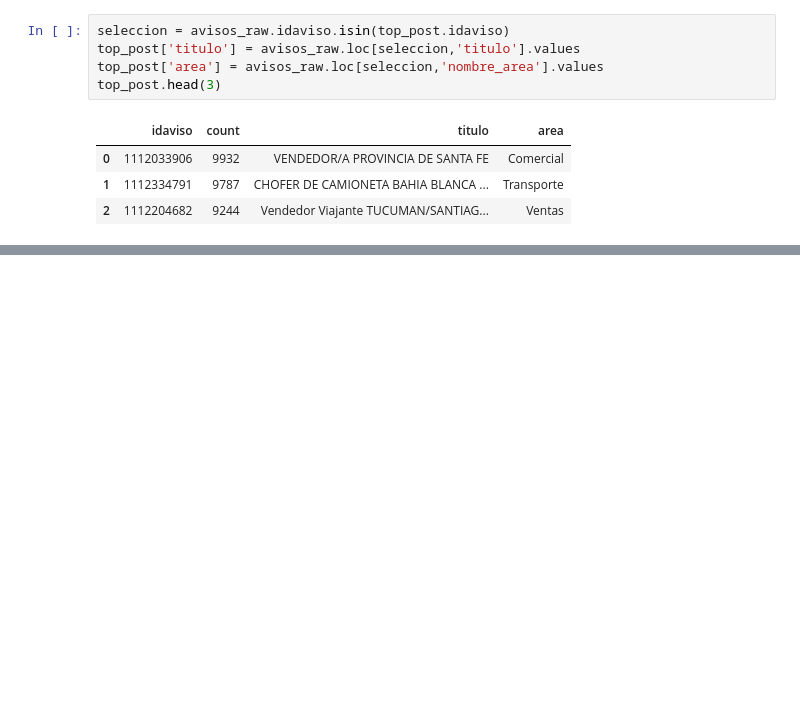
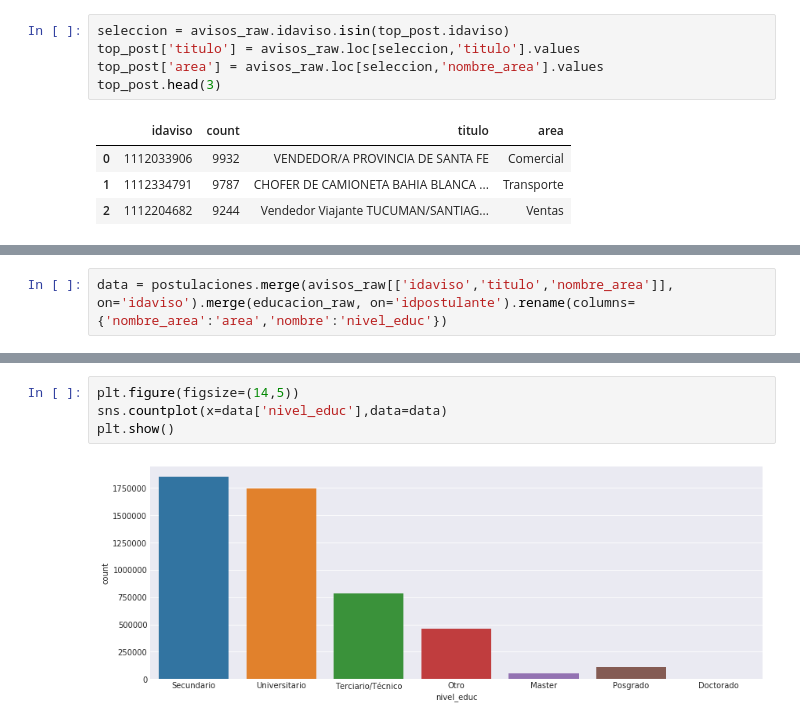
Before and after one commit to tbotalla/Datos1Q2018, a Jupyter notebook: parte1/Postulaciones.ipynb, the cells around one changed output, grey strips where cells are left out. Saved outputs shown, nothing was run; the diff lists cells and outputs as text; blank space fills up the shorter version.

```diff
--- a/parte1/Postulaciones.ipynb
+++ b/parte1/Postulaciones.ipynb
@@ -114,0 +118,2 @@ plt.show()
+# %%
+data = postulaciones.merge(avisos_raw[['idaviso','titulo','nombre_area']], on='idaviso').merge(educacion_raw, on='idpostulante').rename(columns={'nombre_area':'area','nombre':'nivel_educ'})
@@ -114,0 +125,6 @@ plt.show()
+# %%
+plt.figure(figsize=(14,5))
+sns.countplot(x=data['nivel_educ'],data=data)
+plt.show()
+# %% [output]
+[figure, added]
```
Also changed, not shown: parts of 3 cells of this notebook.
